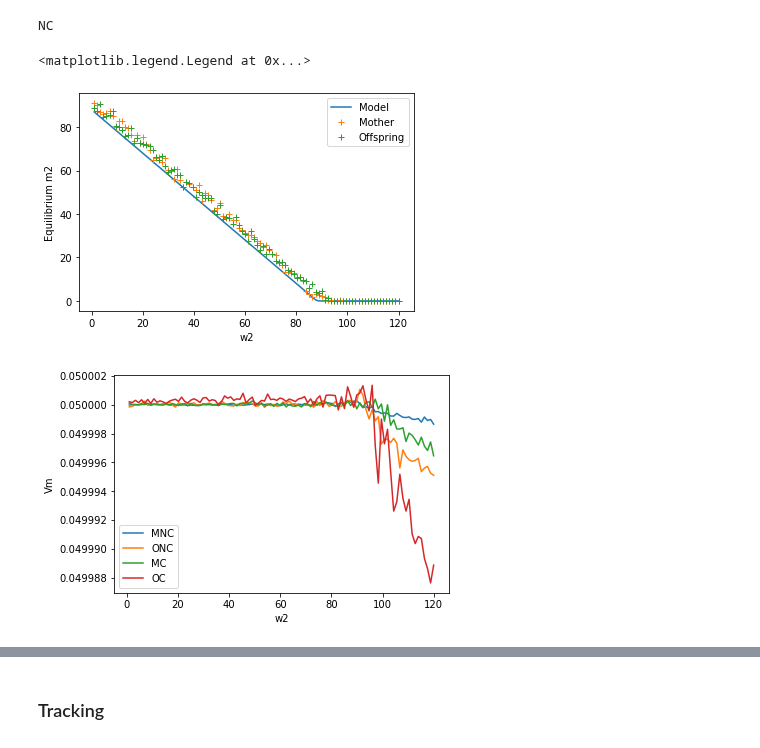
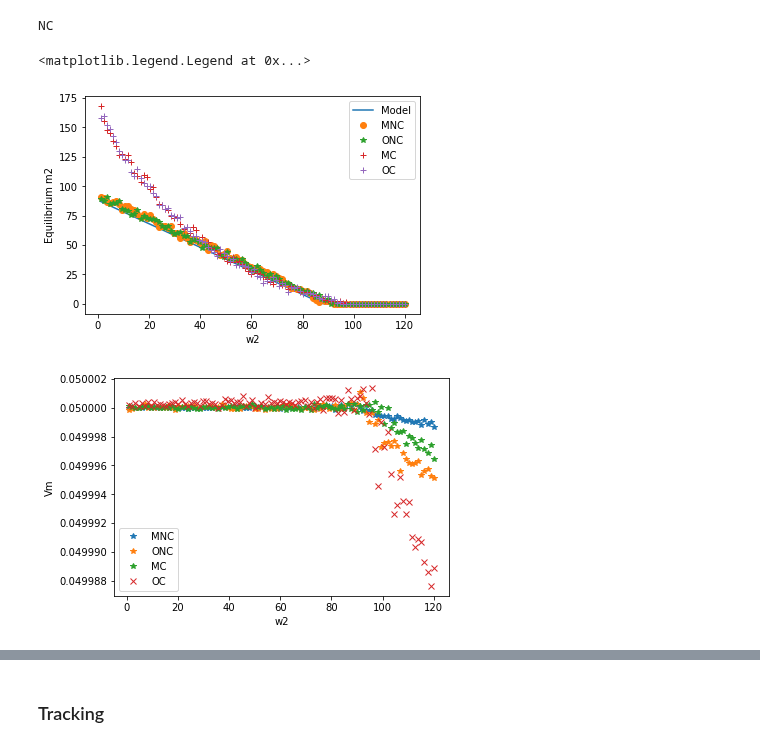
Before and after one commit to pcourau/Maternal_Bet_Hedging, a Jupyter notebook: Simulations_Maternal_Bet_Final.ipynb, the cells around one changed output, grey strips where cells are left out. Drawn from its saved outputs; the diff is of its cells as text; code cells hidden in the pictures.

```diff
--- a/Simulations_Maternal_Bet_Final.ipynb
+++ b/Simulations_Maternal_Bet_Final.ipynb
@@ -407,7 +407,7 @@ listmONCs=smoothen(listmONCs)
 # %%
 #Theoretical predictions:
 Va,Vm    = 2*Vr[0],2*Vr[1] #Theoretical equilibrium variances
-rho = (1-np.exp(-alpha*tau))**2/(2*(-1+alpha*tau+np.exp(-alpha*tau)))
+rho = ThThnext(alpha*tau,sig2_e)/VarTh(alpha*tau,sig2_e)
 #rho = np.exp(-alpha*tau)
 resprate    = Va/(w2+Va+Vm+np.array(listmONCs)**2) #response of the trait to selection: Delta a = resprate*(Theta-a)
 
@@ -429,8 +429,11 @@ plt.ylabel("Equilibrium m²")
 plt.legend(["Model","Maternal","Offspring"])
 
 plt.figure()
+symb = "o"
 for l in [listm2MNCs,listm2ONCs]:
-    plt.plot(sig2_e,l)
+    plt.plot(sig2_e,l,symb)
+    symb = "*"
+plt.ylim([0,0.055])
 plt.xlabel("Environmental variance")
 plt.ylabel("Genetic variance in m at equilibrium")
 plt.legend(["MNC","ONC"])
@@ -516,7 +525,7 @@ Va,Vm    = 2*Vr[0],2*Vr[1]
 for k in range(len(listmMNC)):
     if listmMNC[k]**2>1000:
         listmMNC[k] = (listmMNC[k+1]+listmMNC[k-1])/2
-rho = (1-np.exp(-alpha*tau))**2/(2*(-1+alpha*tau+np.exp(-alpha*tau)))
+rho = ThThnext(alpha*tau,sig2_e)/VarTh(alpha*tau,sig2_e)
 #rho = np.exp(-alpha*tau)
 resprate    = Va/(w2+Va+Vm+np.array(listmONC)**2)
 TONC  = np.max([(
@@ -524,6 +533,8 @@ TONC  = np.max([(
     + np.sqrt( (VarTh(alpha*tau,sig2_e)*(1-rho) - Va)**2 + 4*Va*(1-rho) * ( (1-rho)*VarTh(alpha*tau,sig2_e) + (2-rho)*Va ) )
                     )/2/(1-rho) - w2 - Vm,
                 [0]*len(sig2_e)],axis=0)
+TONC = np.max([VarTh(alpha*tau,sig2_e)-w2- Vm-Va*(2-rho)/(1-rho),
+                   [0]*len(sig2_e)],axis=0)
 
 plt.figure()
 plt.plot(sig2_e,TONC)
@@ -536,8 +547,11 @@ plt.ylabel("Equilibrium m²")
 plt.legend(["Model","Maternal","Offspring"])
 
 plt.figure()
+symb = "o"
 for l in [listm2MNC,listm2ONC]:
-    plt.plot(sig2_e,l)
+    plt.plot(sig2_e,l,symb)
+    symb = "*"
+plt.ylim([0,0.055])
 #plt.plot(sig2_e[:nbbins//2],TheoryVMNC(sig2_e[:nbbins//2]))
 #plt.plot(sig2_e[:nbbins//2],TheoryVONC(sig2_e[:nbbins//2]))
 plt.xlabel("Environmental variance")
@@ -1008,7 +1029,7 @@ NC
 # %%
 Va,Vm = 2*Vr[0],2*Vr[1]
 exprt = np.exp(-alpha*tau)
-rho = (1-exprt)**2/(2*(-1+alpha*tau+exprt))
+rho = ThThnext(alpha*tau,sig2_e)/VarTh(alpha*tau,sig2_e)
 #rho = np.exp(-alpha*tau)
 resprate    = Va/(w2+Va+Vm+np.array(listmONCw)**2)
 beta  = 2*(1-rho)/(2-resprate)/(1-rho+resprate*rho)
@@ -1021,43 +1042,49 @@ TONC  = np.max([(
 
 plt.figure()
 plt.plot(w2,TONC)
 TOC = np.max([-Vm + w2 * (VarTh(alpha*tau,sig2_e)*beta + Va - w2) / (Va * ENu(alpha*tau,sig2_e) + beta * NuThnext(alpha*tau,sig2_e)),
              [0]*len(w2)],axis=0) #Expected equilibrium value for m^2 nu^2
 #plt.plot(w2,TOC*ENu(alpha*tau,sig2_e)*10)
 indmin = 0
 indmin2 = 0
 k=0
 while k < nbbins and (indmin==0 or indmin2==0):
     if TONC[k]<1 and indmin==0:
         indmin=k
     if listmMNCw[k]<1 and indmin2==0:
         indmin2=k
     k+=1
 ecart=w2[indmin2]-w2[indmin]
 
-symp="o"
+symb="o"
 for l in [listmMNCw,listmONCw]:
     plt.plot(w2,np.array(l)**2,symb)
-    symb="+"
-#for l in [listmMCw,listmOCw]:
-#    plt.plot(w2,np.array(l)**2*ENu(alpha*tau,sig2_e),"+")
+    symb="*"
+symp="+"
+for l in [listmMCw,listmOCw]:
+    plt.plot(w2,np.array(l)**2*ENu(alpha*tau,sig2_e),"+")
+    symp="x"
 plt.xlabel("w2")
 plt.ylabel("Equilibrium m2")
-plt.legend(["Model","Mother","Offspring"])
-#plt.legend(["TONC","TOC","MNC","ONC","MC","OC"])
+#plt.legend(["Model","Mother","Offspring"])
+plt.legend(["Model","MNC","ONC","MC","OC"])
 
 plt.figure()
+symp="o"
 for l in [listm2MNCw,listm2ONCw]:
-    plt.plot(w2,l)
+    plt.plot(w2,l,symb)
+    symb="*"
+symp="+"
 for l in [listm2MCw,listm2OCw]:
-    plt.plot(w2,l)
+    plt.plot(w2,l,symb)
+    symb="x"
 plt.xlabel("w2")
 plt.ylabel("Vm")
 plt.legend(["MNC","ONC","MC","OC"])
 # %% [output]
 <matplotlib.legend.Legend at 0x...>
-[figure, old version]
+[figure, new version]
-[figure, old version]
+[figure, new version]
 # %%
 listmMNCw,listmONCw,listmMCw,listmOCw = np.array(listmMNCw),np.array(listmONCw),np.array(listmMCw),np.array(listmOCw)
 minindex = 0
```
Also changed, not shown: parts of 12 cells of this notebook.
